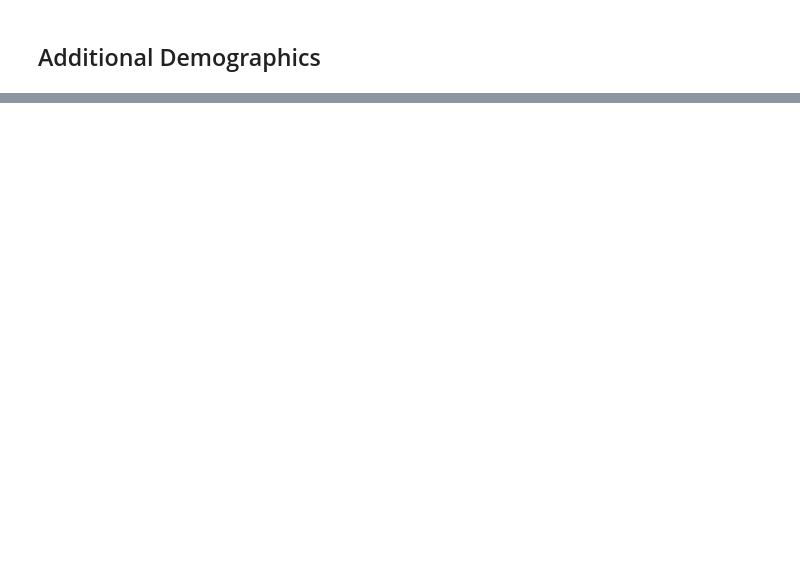
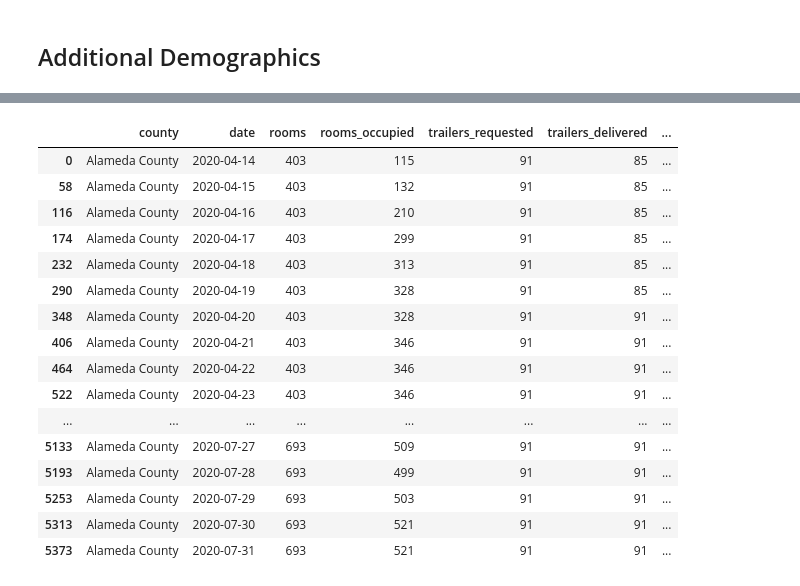
Before and after one commit to marvtchan/COVID-19, a Jupyter notebook: coronavirus.ipynb, the cells around one changed output, grey strips where cells are left out. Cells and saved outputs as stored; diff of their text form; code cells hidden in the pictures; blank space fills up the shorter version.

Commit message:
add homeless analysis

```diff
--- a/coronavirus.ipynb
+++ b/coronavirus.ipynb
@@ -221,0 +257,24 @@ homeless.sort_values(by=['county', 'date'])
+# %%
+homeless['county'] = homeless.county.replace('Alameda', 'Alameda County')
+homeless.at[522,'county'] = 'Alameda County'
+homeless.sort_values(by=['county', 'date'])
+alameda_homeless = homeless[homeless['county'] == 'Alameda County']
+alameda_homeless
+# %% [output]
+|  | county | date | rooms | rooms_occupied | trailers_requested | trailers_delivered | ... |
+| 0 | Alameda County | 2020-04-14 | 403 | 115 | 91 | 85 | ... |
+| 58 | Alameda County | 2020-04-15 | 403 | 132 | 91 | 85 | ... |
+| 116 | Alameda County | 2020-04-16 | 403 | 210 | 91 | 85 | ... |
+| 174 | Alameda County | 2020-04-17 | 403 | 299 | 91 | 85 | ... |
+| 232 | Alameda County | 2020-04-18 | 403 | 313 | 91 | 85 | ... |
+| 290 | Alameda County | 2020-04-19 | 403 | 328 | 91 | 85 | ... |
+| 348 | Alameda County | 2020-04-20 | 403 | 328 | 91 | 91 | ... |
+| 406 | Alameda County | 2020-04-21 | 403 | 346 | 91 | 91 | ... |
+| 464 | Alameda County | 2020-04-22 | 403 | 346 | 91 | 91 | ... |
+| 522 | Alameda County | 2020-04-23 | 403 | 346 | 91 | 91 | ... |
+| ... | ... | ... | ... | ... | ... | ... | ... |
+| 5133 | Alameda County | 2020-07-27 | 693 | 509 | 91 | 91 | ... |
+| 5193 | Alameda County | 2020-07-28 | 693 | 499 | 91 | 91 | ... |
+| 5253 | Alameda County | 2020-07-29 | 693 | 503 | 91 | 91 | ... |
+| 5313 | Alameda County | 2020-07-30 | 693 | 521 | 91 | 91 | ... |
+| 5373 | Alameda County | 2020-07-31 | 693 | 521 | 91 | 91 | ... |
```
Also changed, not shown: parts of 5 cells of this notebook.
